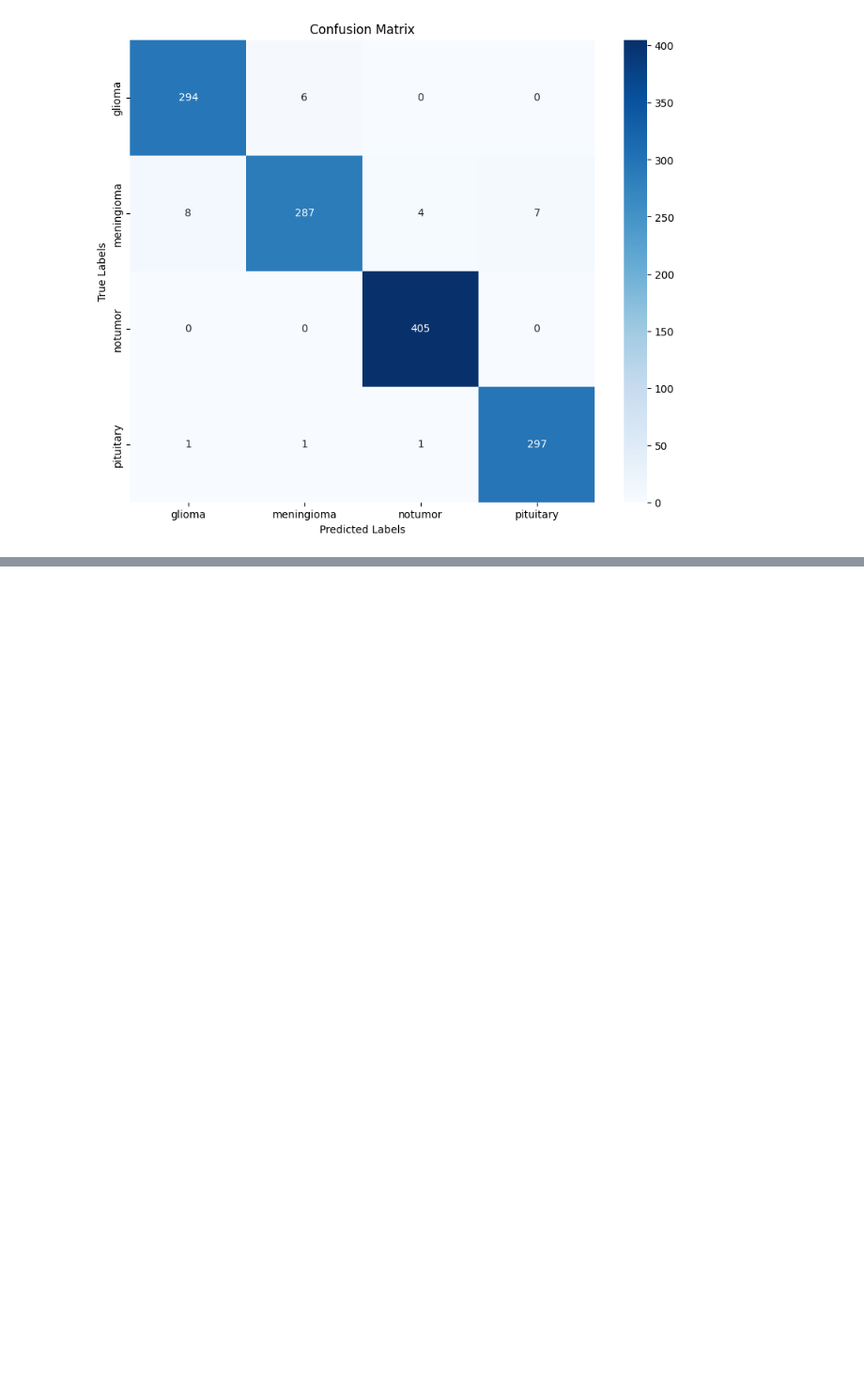
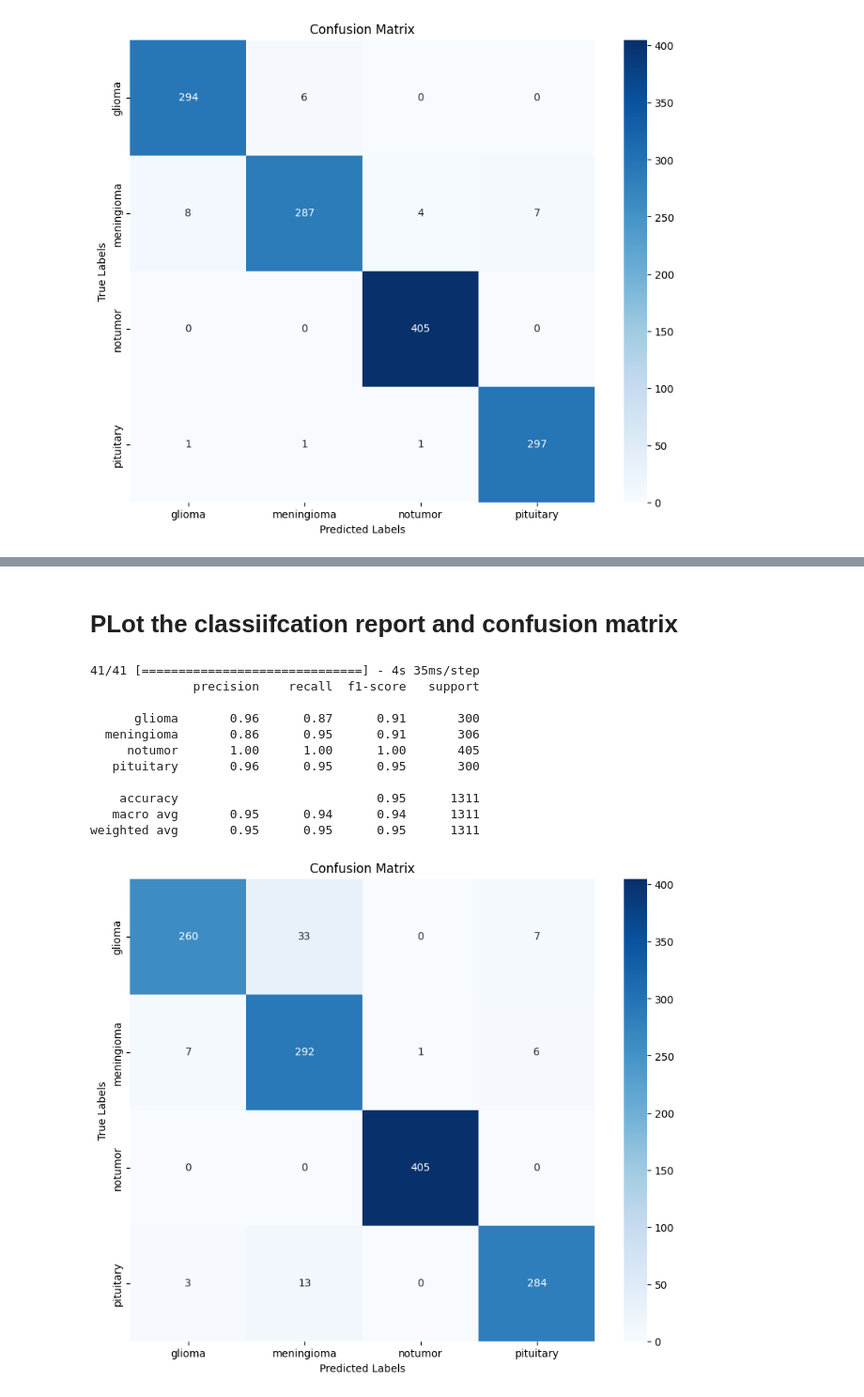
Before and after one commit to sehar02/Brain-Tumor-Classification-using-MRI-images, a Jupyter notebook: Brain_Tumor_Classification.ipynb, the cells around one changed output, grey strips where cells are left out. Shown at 94% size. Drawn from its saved outputs; the diff is of its cells as text; code cells hidden in the pictures; blank space fills up the shorter version.

Commit message:
pretrained model

```diff
--- a/Brain_Tumor_Classification.ipynb
+++ b/Brain_Tumor_Classification.ipynb
@@ -550,0 +596,8 @@ weighted avg       0.98      0.98      0.98      1311
+# %%
+
+# Train the model (replace `model_with_attention` with your selected model)
+history = resnet50_model.fit(train_data, train_labels, epochs=30, validation_split=0.1, batch_size=32)
+
+# Evaluate the model performance on the testing dataset
+test_loss, test_accuracy = resnet50_model.evaluate(test_data, test_labels)
+print(f"Test accuracy: {test_accuracy * 100:.2f}%")
@@ -550,0 +622,35 @@ weighted avg       0.98      0.98      0.98      1311
+# %% [markdown]
+# **PLot the classiifcation report and confusion matrix**
+# %%
+# Predict the labels for the test data
+test_predictions = resnet50_model.predict(test_data)
+test_predictions_classes = np.argmax(test_predictions, axis=1)
+test_true_classes = np.argmax(test_labels, axis=1)
+
+# Generate the classification report
+report = classification_report(test_true_classes, test_predictions_classes, target_names=label_folders)
+print(report)
+
+# Compute the confusion matrix
+conf_matrix = confusion_matrix(test_true_classes, test_predictions_classes)
+
+# Plot the confusion matrix
+plt.figure(figsize=(10, 8))
+sns.heatmap(conf_matrix, annot=True, fmt='d', cmap='Blues', xticklabels=label_folders, yticklabels=label_folders)
+plt.xlabel('Predicted Labels')
+plt.ylabel('True Labels')
+plt.title('Confusion Matrix')
+plt.show()
+# %% [output]
+41/41 [==============================] - 4s 35ms/step
+              precision    recall  f1-score   support
+
+      glioma       0.96      0.87      0.91       300
+  meningioma       0.86      0.95      0.91       306
+     notumor       1.00      1.00      1.00       405
+   pituitary       0.96      0.95      0.95       300
+
+    accuracy                           0.95      1311
+   macro avg       0.95      0.94      0.94      1311
+weighted avg       0.95      0.95      0.95      1311
+[figure, added]
```
Also changed, not shown: parts of 22 cells of this notebook.
